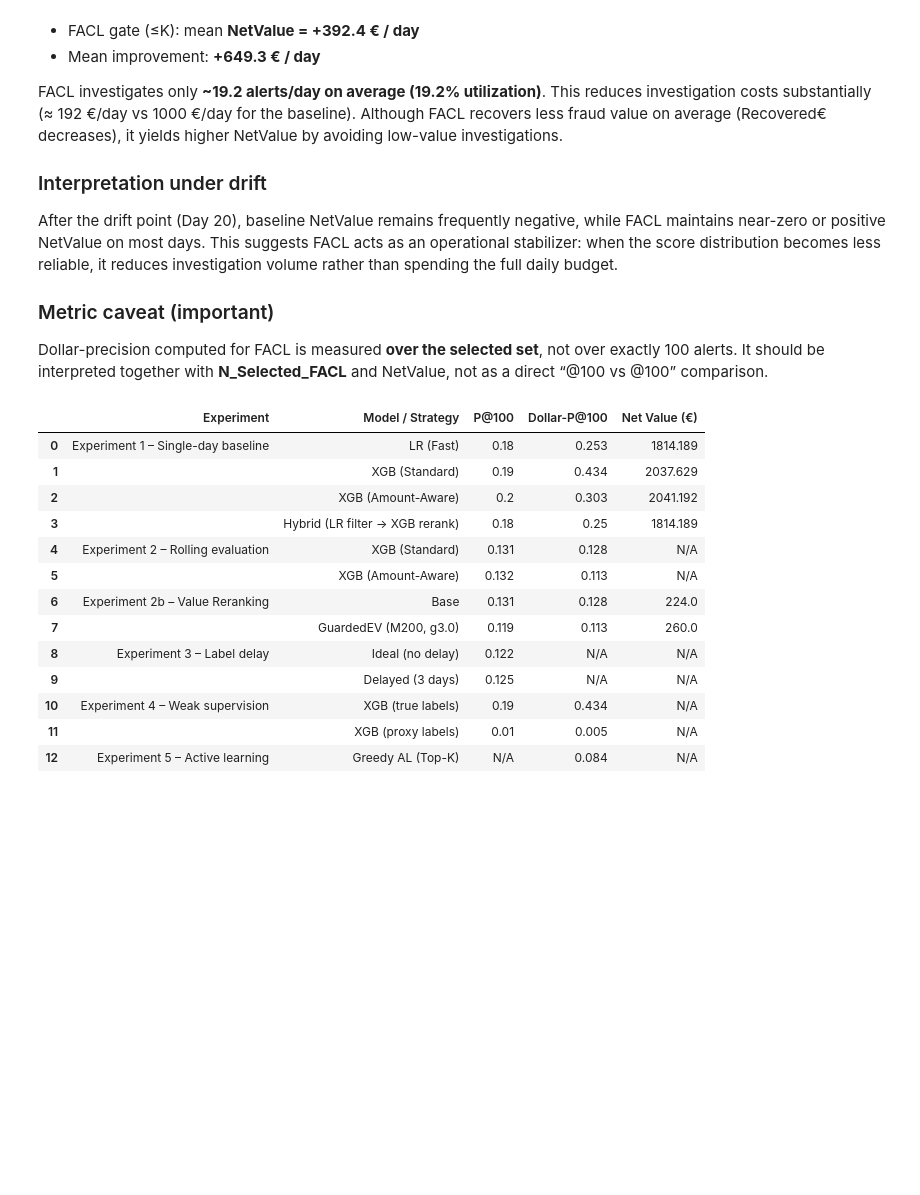
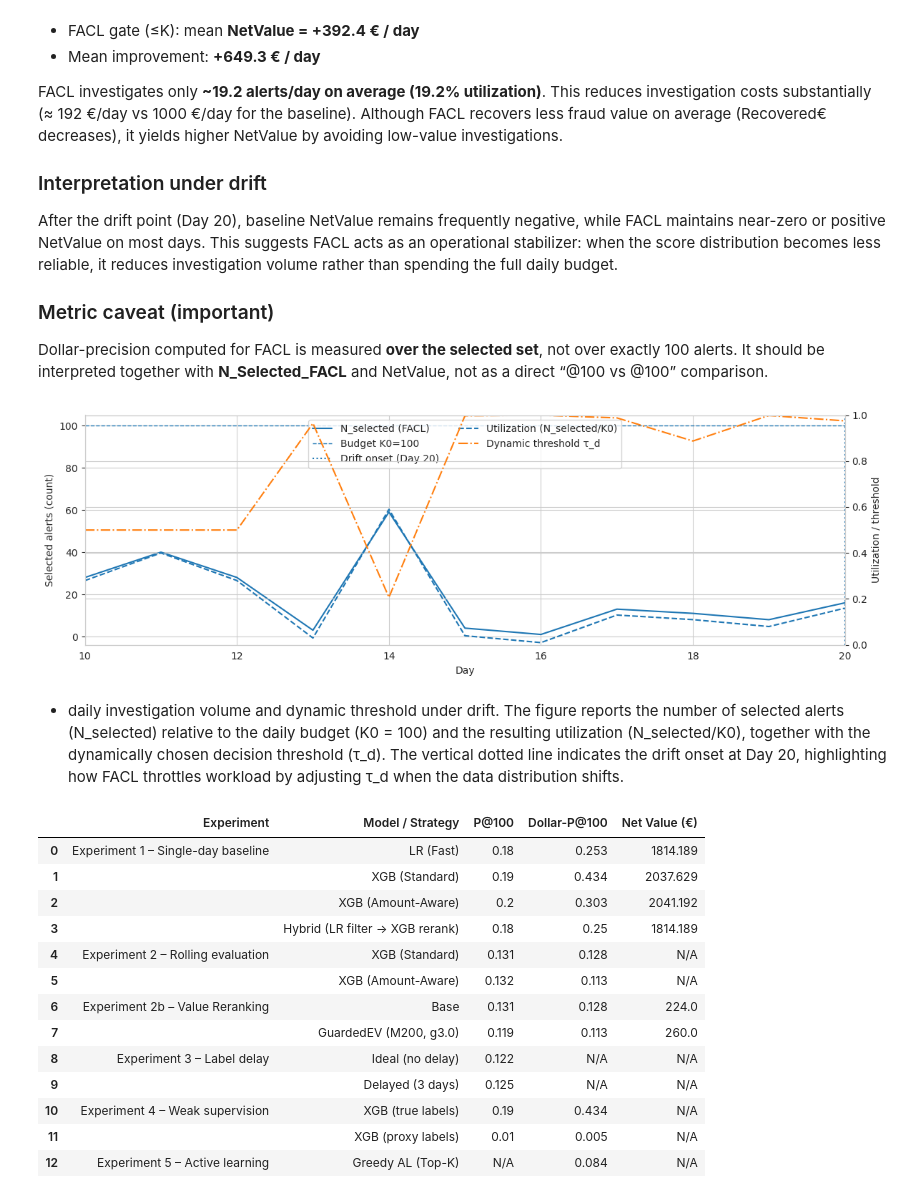
Before and after one commit to ayagit1/Operational-Resilience-in-Fraud-Detection, a Jupyter notebook: Operational_Resilience_in_Fraud_Detection.ipynb, the cells around one changed output. Cells and saved outputs as stored; diff of their text form; code cells hidden in the pictures; blank space fills up the shorter version.

```diff
--- a/Operational_Resilience_in_Fraud_Detection.ipynb
+++ b/Operational_Resilience_in_Fraud_Detection.ipynb
@@ -2445,6 +2445,57 @@ This suggests FACL acts as an operational stabilizer: when the score distributio
 ### Metric caveat (important)
 Dollar-precision computed for FACL is measured **over the selected set**, not over exactly 100 alerts.
 It should be interpreted together with **N_Selected_FACL** and NetValue, not as a direct “@100 vs @100” comparison.
+# %%
+import numpy as np
+import matplotlib.pyplot as plt
+
+K0 = 100
+drift_day = 20
+
+# --- Build an absolute-day x axis ---
+# If you already have a Day column, use it. Otherwise reconstruct it.
+if "Day" in facl_results.columns:
+    days = facl_results["Day"].values
+else:
+    # set this to whatever your evaluated window start is (e.g., 10)
+    start_day = 10
+    days = np.arange(start_day, start_day + len(facl_results))
+
+n_sel = facl_results["N_Selected_FACL"].values
+util  = facl_results["Utilization_FACL"].values if "Utilization_FACL" in facl_results.columns else (n_sel / K0)
+tau   = facl_results["Threshold_Used"].values
+
+fig, ax1 = plt.subplots(figsize=(12,4))
+
+# Left axis: selected count
+ax1.plot(days, n_sel, label="N_selected (FACL)")
+ax1.axhline(K0, linestyle="--", linewidth=1, label=f"Budget K0={K0}")
+ax1.set_xlabel("Day")
+ax1.set_ylabel("Selected alerts (count)")
+ax1.set_xlim(days.min(), days.max())
+
+# Right axis: utilization + threshold (same scale)
+ax2 = ax1.twinx()
+ax2.plot(days, util, linestyle="--", label="Utilization (N_selected/K0)")
+ax2.plot(days, tau, linestyle="-.", label="Dynamic threshold τ_d")
+ax2.set_ylabel("Utilization / threshold")
+ax2.set_ylim(0, 1)
+
+# Drift marker (only if it falls inside the plotted range)
+if days.min() <= drift_day <= days.max():
+    ax1.axvline(drift_day, linestyle=":", linewidth=1.5, label=f"Drift onset (Day {drift_day})")
+
+# One combined legend
+h1, l1 = ax1.get_legend_handles_labels()
+h2, l2 = ax2.get_legend_handles_labels()
+ax1.legend(h1+h2, l1+l2, loc="upper center", ncol=2)
+
+plt.tight_layout()
+plt.show()
+# %% [output]
+[figure, added]
+# %% [markdown]
+- daily investigation volume and dynamic threshold under drift. The figure reports the number of selected alerts (N_selected) relative to the daily budget (K0 = 100) and the resulting utilization (N_selected/K0), together with the dynamically chosen decision threshold (τ_d). The vertical dotted line indicates the drift onset at Day 20, highlighting how FACL throttles workload by adjusting τ_d when the data distribution shifts.
 # %%
 # ============================================================================
 # 8. GLOBAL SUMMARY TABLE – Experiments 1 to 6
```
Also changed, not shown: parts of 2 cells of this notebook.
